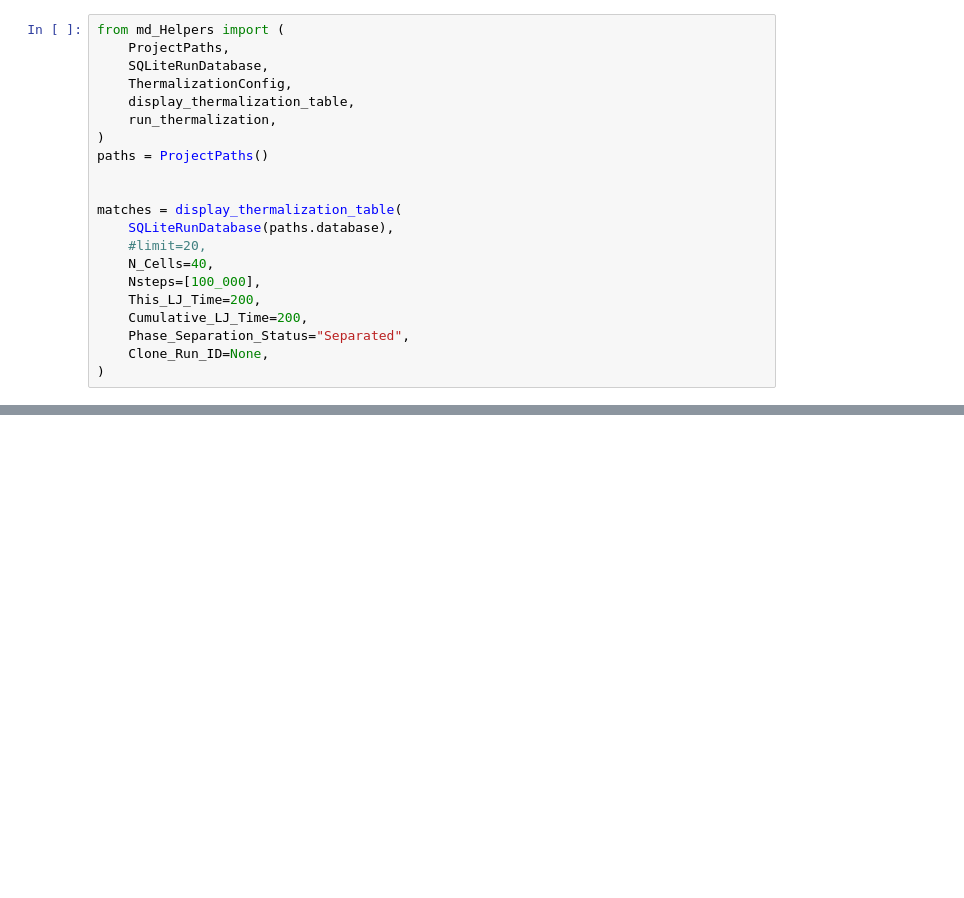
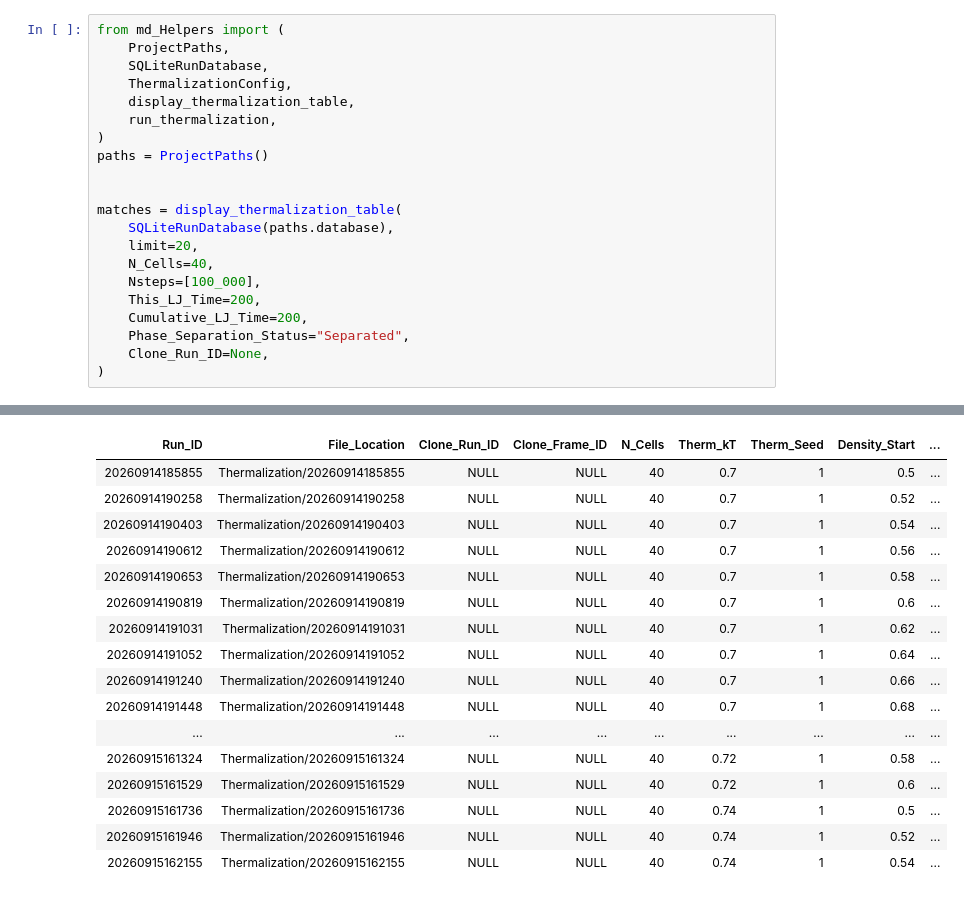
Before and after one commit to SBC-Collaboration/MDsims, a Jupyter notebook: DisplayMaster.ipynb, the cells around one changed output, grey strips where cells are left out. Drawn from its saved outputs; the diff is of its cells as text; blank space fills up the shorter version.

```diff
--- a/DisplayMaster.ipynb
+++ b/DisplayMaster.ipynb
@@ -37,7 +37,7 @@ paths = ProjectPaths()
 
 matches = display_thermalization_table(
     SQLiteRunDatabase(paths.database),
-    #limit=20,
+    limit=20,
     N_Cells=40,
     Nsteps=[100_000],
     This_LJ_Time=200,
@@ -50,3 +49,20 @@ matches = display_thermalization_table(
+| Run_ID | File_Location | Clone_Run_ID | Clone_Frame_ID | N_Cells | Therm_kT | Therm_Seed | Density_Start | ... |
+| 20260914185855 | Thermalization/20260914185855 | NULL | NULL | 40 | 0.7 | 1 | 0.5 | ... |
+| 20260914190258 | Thermalization/20260914190258 | NULL | NULL | 40 | 0.7 | 1 | 0.52 | ... |
+| 20260914190403 | Thermalization/20260914190403 | NULL | NULL | 40 | 0.7 | 1 | 0.54 | ... |
+| 20260914190612 | Thermalization/20260914190612 | NULL | NULL | 40 | 0.7 | 1 | 0.56 | ... |
+| 20260914190653 | Thermalization/20260914190653 | NULL | NULL | 40 | 0.7 | 1 | 0.58 | ... |
+| 20260914190819 | Thermalization/20260914190819 | NULL | NULL | 40 | 0.7 | 1 | 0.6 | ... |
+| 20260914191031 | Thermalization/20260914191031 | NULL | NULL | 40 | 0.7 | 1 | 0.62 | ... |
+| 20260914191052 | Thermalization/20260914191052 | NULL | NULL | 40 | 0.7 | 1 | 0.64 | ... |
+| 20260914191240 | Thermalization/20260914191240 | NULL | NULL | 40 | 0.7 | 1 | 0.66 | ... |
+| 20260914191448 | Thermalization/20260914191448 | NULL | NULL | 40 | 0.7 | 1 | 0.68 | ... |
+| ... | ... | ... | ... | ... | ... | ... | ... | ... |
+| 20260915161324 | Thermalization/20260915161324 | NULL | NULL | 40 | 0.72 | 1 | 0.58 | ... |
+| 20260915161529 | Thermalization/20260915161529 | NULL | NULL | 40 | 0.72 | 1 | 0.6 | ... |
+| 20260915161736 | Thermalization/20260915161736 | NULL | NULL | 40 | 0.74 | 1 | 0.5 | ... |
+| 20260915161946 | Thermalization/20260915161946 | NULL | NULL | 40 | 0.74 | 1 | 0.52 | ... |
+| 20260915162155 | Thermalization/20260915162155 | NULL | NULL | 40 | 0.74 | 1 | 0.54 | ... |
 # %%
 from md_Helpers import (
     ProjectPaths,
```
Also changed, not shown: parts of 3 cells of this notebook, 5 other files.
